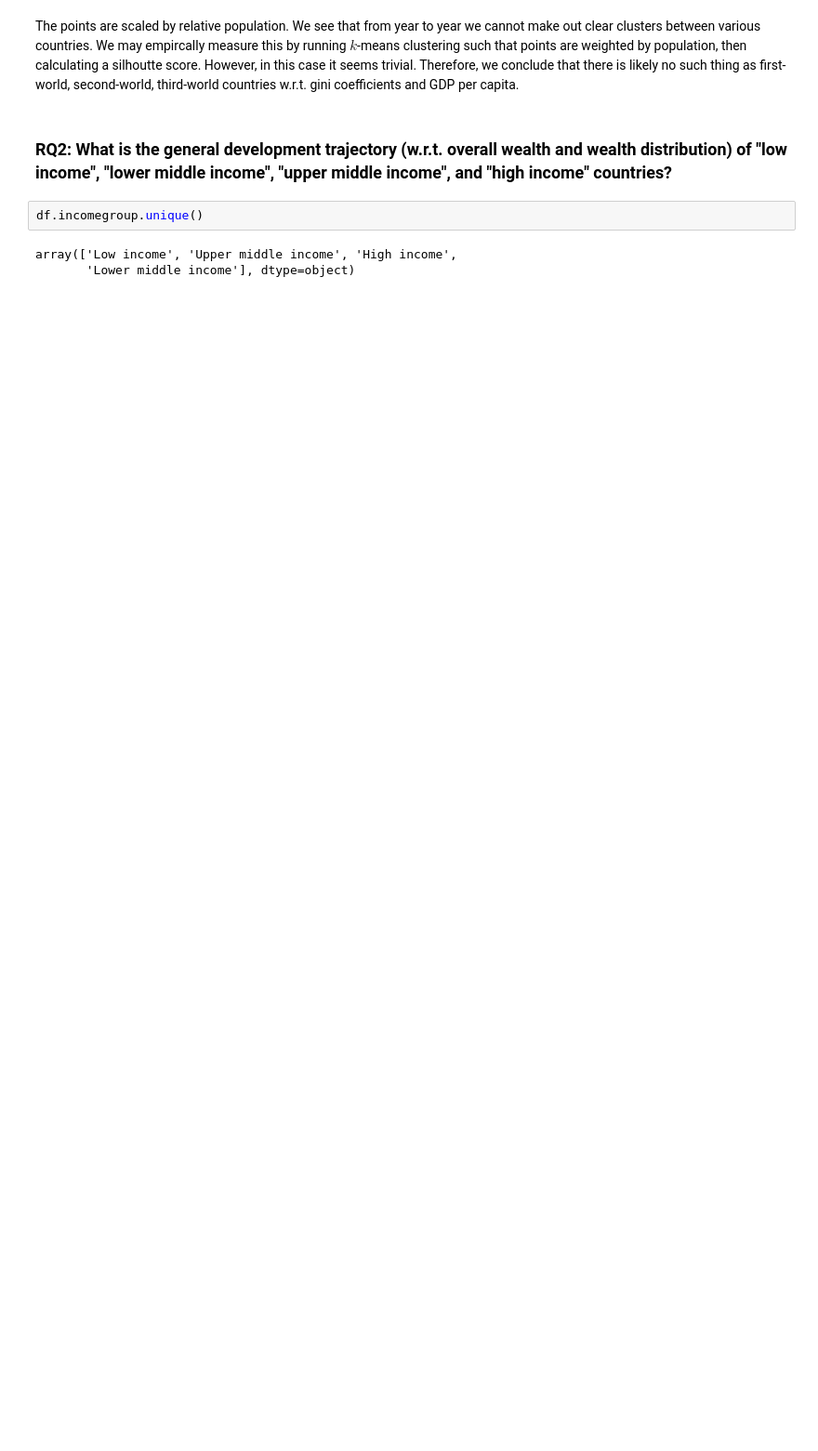
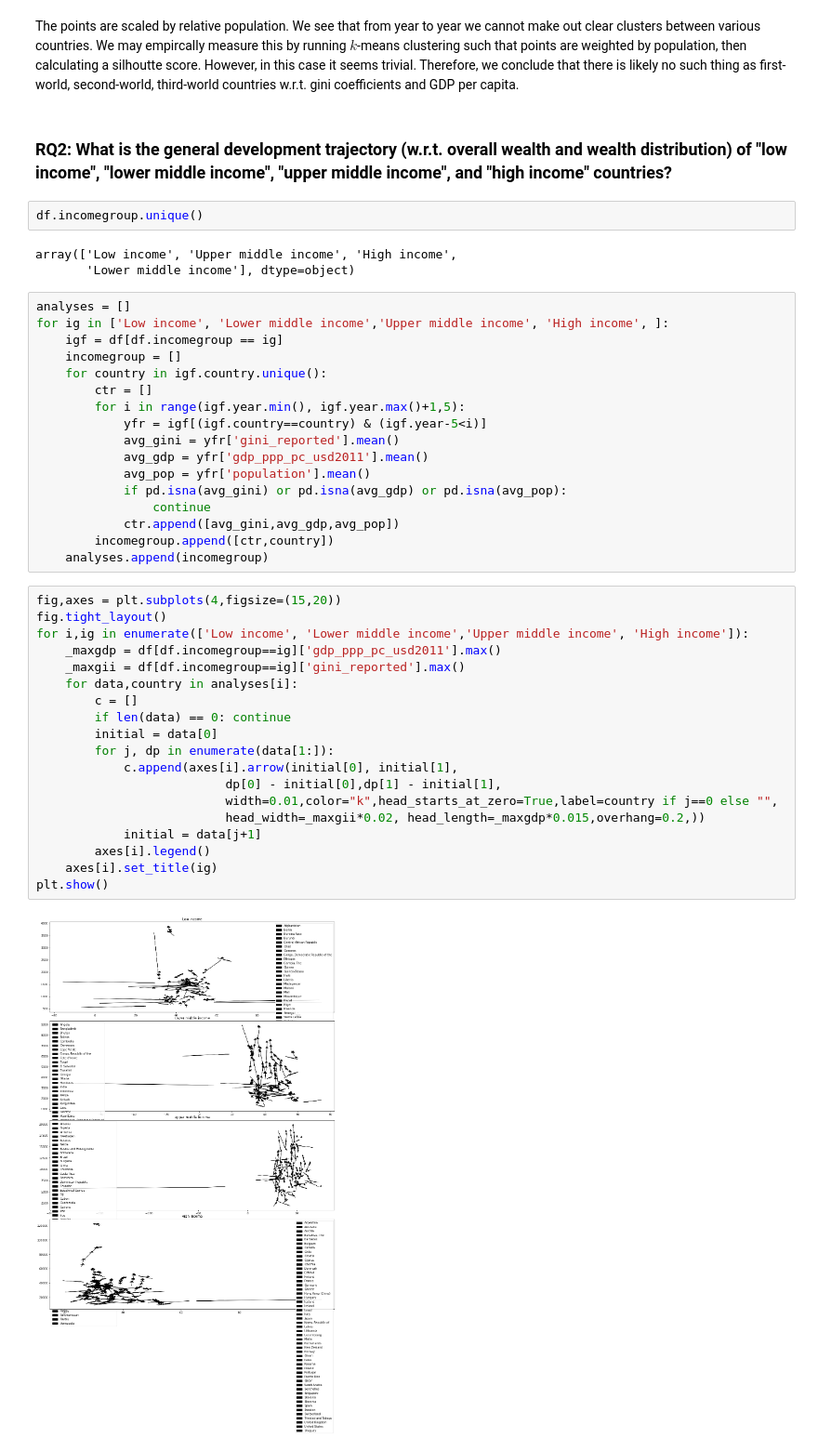
Before and after one commit to alansun17904/data_challenge_22w, a Jupyter notebook: Task 1.ipynb, the cells around one changed output. Shown at 93% size. Cells and saved outputs as stored; diff of their text form; blank space fills up the shorter version.

Commit message:
visualization for RQ2 complete: need to write analysis

```diff
--- a/Task 1.ipynb
+++ b/Task 1.ipynb
@@ -65,3 +65,41 @@ df.incomegroup.unique()
 # %% [output]
 array(['Low income', 'Upper middle income', 'High income',
        'Lower middle income'], dtype=object)
+# %%
+analyses = []
+for ig in ['Low income', 'Lower middle income','Upper middle income', 'High income', ]:
+    igf = df[df.incomegroup == ig]
+    incomegroup = []
+    for country in igf.country.unique():
+        ctr = []
+        for i in range(igf.year.min(), igf.year.max()+1,5):
+            yfr = igf[(igf.country==country) & (igf.year-5<i)]
+            avg_gini = yfr['gini_reported'].mean()
+            avg_gdp = yfr['gdp_ppp_pc_usd2011'].mean()
+            avg_pop = yfr['population'].mean()
+            if pd.isna(avg_gini) or pd.isna(avg_gdp) or pd.isna(avg_pop):
+                continue
+            ctr.append([avg_gini,avg_gdp,avg_pop])
+        incomegroup.append([ctr,country])
+    analyses.append(incomegroup)
+# %%
+fig,axes = plt.subplots(4,figsize=(15,20))
+fig.tight_layout()
+for i,ig in enumerate(['Low income', 'Lower middle income','Upper middle income', 'High income']):
+    _maxgdp = df[df.incomegroup==ig]['gdp_ppp_pc_usd2011'].max()
+    _maxgii = df[df.incomegroup==ig]['gini_reported'].max()
+    for data,country in analyses[i]:
+        c = []
+        if len(data) == 0: continue
+        initial = data[0]
+        for j, dp in enumerate(data[1:]):
+            c.append(axes[i].arrow(initial[0], initial[1],
+                          dp[0] - initial[0],dp[1] - initial[1],
+                          width=0.01,color="k",head_starts_at_zero=True,label=country if j==0 else "",
+                          head_width=_maxgii*0.02, head_length=_maxgdp*0.015,overhang=0.2,))
+            initial = data[j+1]
+        axes[i].legend()
+    axes[i].set_title(ig)
+plt.show()
+# %% [output]
+[figure, added]
```
